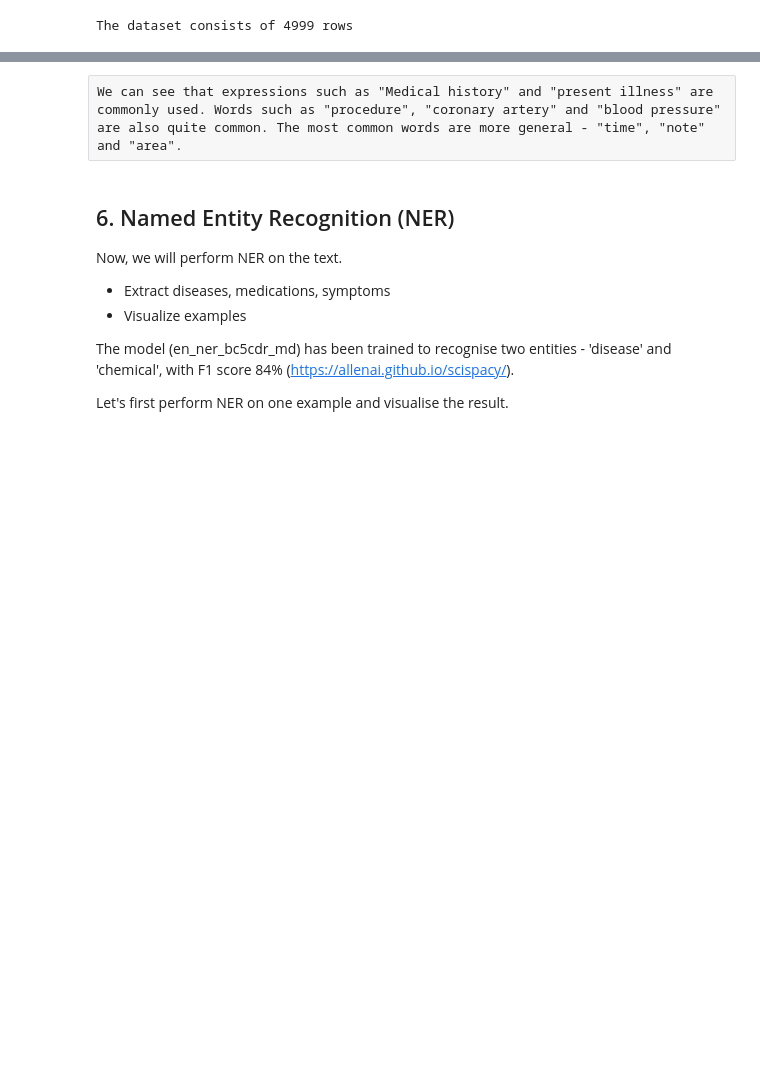
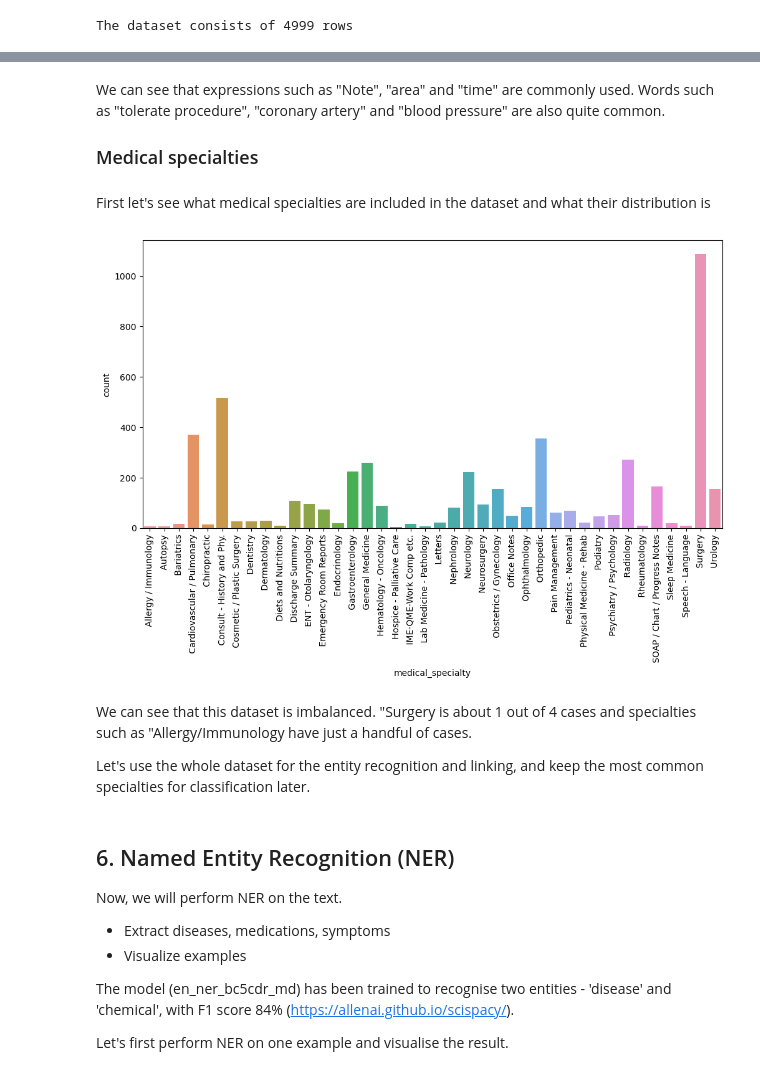
Before and after one commit to mkalimeri/clinical_notes_analysis, a Jupyter notebook: Healthcare_Text_Analysis.ipynb, the cells around one changed output, grey strips where cells are left out. Saved outputs shown, nothing was run; the diff lists cells and outputs as text; code cells hidden in the pictures; blank space fills up the shorter version.

```diff
--- a/Healthcare_Text_Analysis.ipynb
+++ b/Healthcare_Text_Analysis.ipynb
@@ -233,5 +357,21 @@ create_word_cloud(text, 'Most commonly used words and expressions of text (witho
-# %% [raw]
-We can see that expressions such as "Medical history" and "present illness" are commonly used. Words such as "procedure", "coronary artery" and "blood pressure" are also quite common. The most common words are more general - "time", "note" and "area".
+# %% [markdown]
+We can see that expressions such as "Note", "area" and "time" are commonly used. Words such as "tolerate procedure", "coronary artery" and "blood pressure" are also quite common.
+
+### Medical specialties
+# %% [markdown]
+First let's see what medical specialties are included in the dataset and what their distribution is
+# %%
+fig, ax = plt.subplots(figsize=(12, 6))
+
+sns.countplot(data=transcriptions_df, x="medical_specialty", ax=ax)
+ax.tick_params(axis='x', labelrotation=90)
+plt.show()
+# %% [output]
+[figure, added]
+# %% [markdown]
+We can see that this dataset is imbalanced. "Surgery is about 1 out of 4 cases and specialties such as "Allergy/Immunology have just a handful of cases.
+
+Let's use the whole dataset for the entity recognition and linking, and keep the most common specialties for classification later.
 # %% [markdown]
 ## 6. Named Entity Recognition (NER)
 
```
Also changed, not shown: parts of 70 cells of this notebook.
